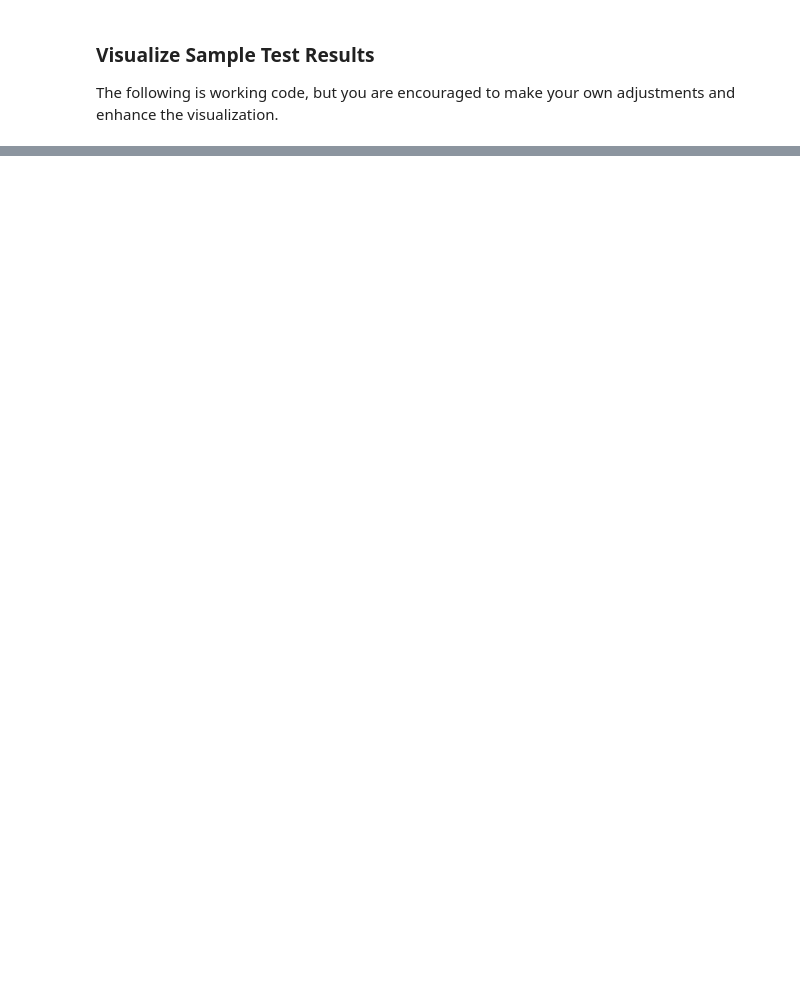
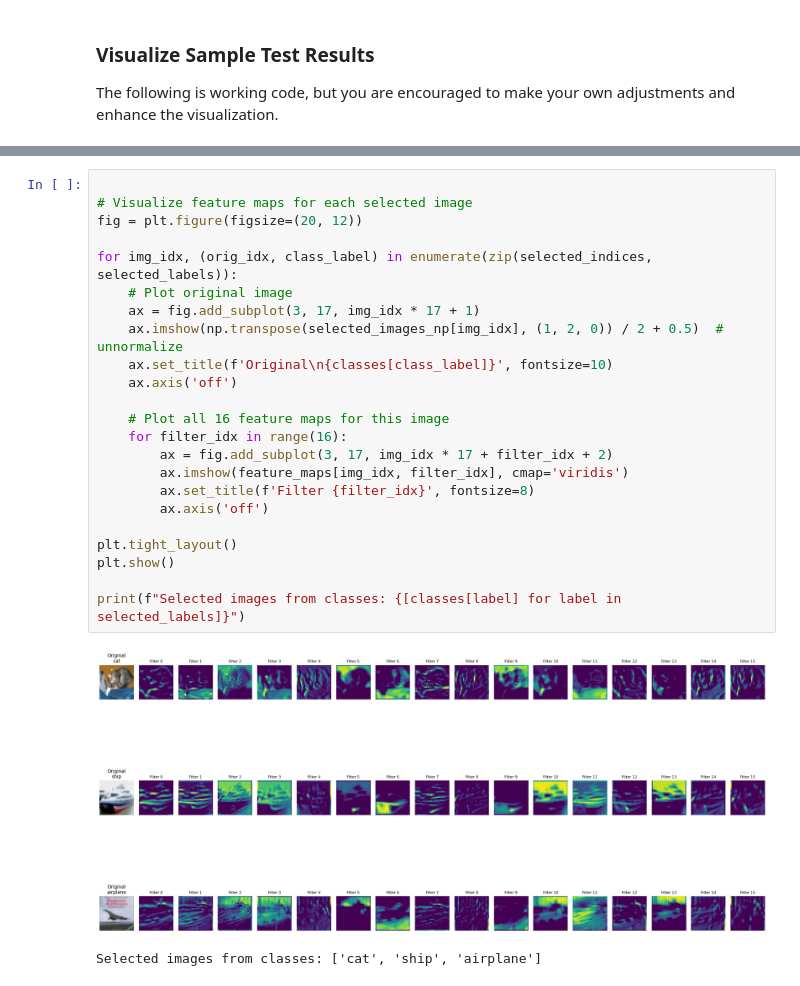
Before and after one commit to bdaqiq01/CSCI611_Basira_Daqiq, a Jupyter notebook: Assignment_2/build_cnn/build_cnn.ipynb, the cells around one changed output, grey strips where cells are left out. Saved outputs shown, nothing was run; the diff lists cells and outputs as text; blank space fills up the shorter version.

```diff
--- a/Assignment_2/build_cnn/build_cnn.ipynb
+++ b/Assignment_2/build_cnn/build_cnn.ipynb
@@ -393,0 +590,26 @@ The following is working code, but you are encouraged to make your own adjustmen
+# %%
+
+# Visualize feature maps for each selected image
+fig = plt.figure(figsize=(20, 12))
+
+for img_idx, (orig_idx, class_label) in enumerate(zip(selected_indices, selected_labels)):
+    # Plot original image
+    ax = fig.add_subplot(3, 17, img_idx * 17 + 1)
+    ax.imshow(np.transpose(selected_images_np[img_idx], (1, 2, 0)) / 2 + 0.5)  # unnormalize
+    ax.set_title(f'Original\n{classes[class_label]}', fontsize=10)
+    ax.axis('off')
+
+    # Plot all 16 feature maps for this image
+    for filter_idx in range(16):
+        ax = fig.add_subplot(3, 17, img_idx * 17 + filter_idx + 2)
+        ax.imshow(feature_maps[img_idx, filter_idx], cmap='viridis')
+        ax.set_title(f'Filter {filter_idx}', fontsize=8)
+        ax.axis('off')
+
+plt.tight_layout()
+plt.show()
+
+print(f"Selected images from classes: {[classes[label] for label in selected_labels]}")
+# %% [output]
+[figure, added]
+Selected images from classes: ['cat', 'ship', 'airplane']
```
Also changed, not shown: parts of 21 cells of this notebook, 1 other file.
